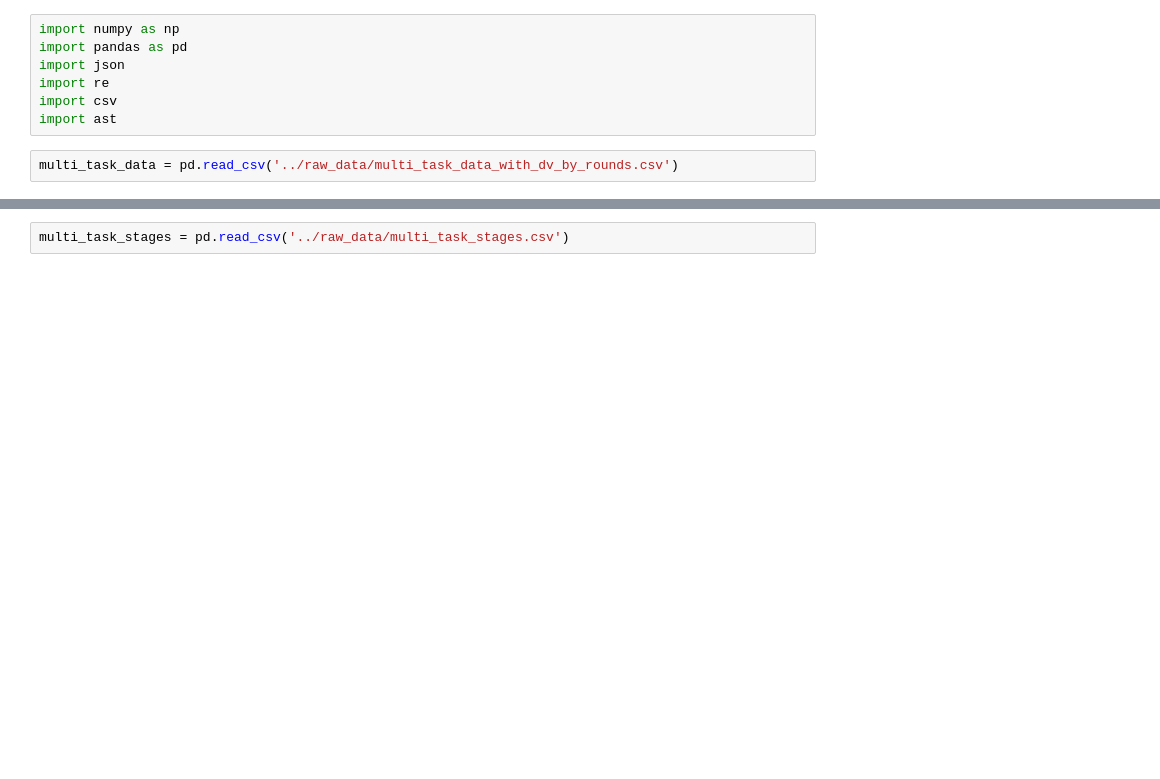
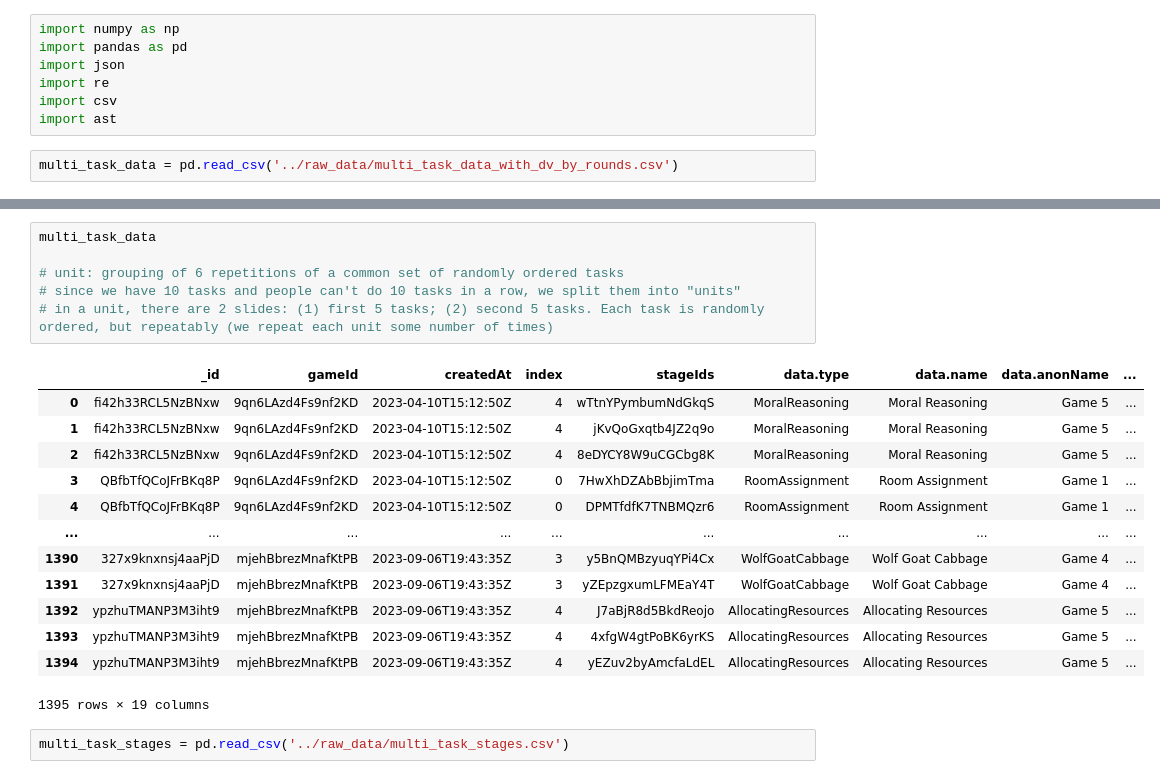
Before and after one commit to Watts-Lab/team_comm_tools, a Jupyter notebook: feature_engine/data/cleaning_scripts/multi_task_data_cleaning.ipynb, the cells around one changed output, grey strips where cells are left out. Saved outputs shown, nothing was run; the diff lists cells and outputs as text; blank space fills up the shorter version.

```diff
--- a/feature_engine/data/cleaning_scripts/multi_task_data_cleaning.ipynb
+++ b/feature_engine/data/cleaning_scripts/multi_task_data_cleaning.ipynb
@@ -83,2 +19,22 @@ game_id_lookup['9qn6LAzd4Fs9nf2KD']
+# %%
+multi_task_data
+
+# unit: grouping of 6 repetitions of a common set of randomly ordered tasks
+# since we have 10 tasks and people can't do 10 tasks in a row, we split them into "units"
+# in a unit, there are 2 slides: (1) first 5 tasks; (2) second 5 tasks. Each task is randomly ordered, but repeatably (we repeat each unit some number of times)
+# %% [output]
+|  | _id | gameId | createdAt | index | stageIds | data.type | data.name | data.anonName | ... |
+| 0 | fi42h33RCL5NzBNxw | 9qn6LAzd4Fs9nf2KD | 2023-04-10T15:12:50Z | 4 | wTtnYPymbumNdGkqS | MoralReasoning | Moral Reasoning | Game 5 | ... |
+| 1 | fi42h33RCL5NzBNxw | 9qn6LAzd4Fs9nf2KD | 2023-04-10T15:12:50Z | 4 | jKvQoGxqtb4JZ2q9o | MoralReasoning | Moral Reasoning | Game 5 | ... |
+| 2 | fi42h33RCL5NzBNxw | 9qn6LAzd4Fs9nf2KD | 2023-04-10T15:12:50Z | 4 | 8eDYCY8W9uCGCbg8K | MoralReasoning | Moral Reasoning | Game 5 | ... |
+| 3 | QBfbTfQCoJFrBKq8P | 9qn6LAzd4Fs9nf2KD | 2023-04-10T15:12:50Z | 0 | 7HwXhDZAbBbjimTma | RoomAssignment | Room Assignment | Game 1 | ... |
+| 4 | QBfbTfQCoJFrBKq8P | 9qn6LAzd4Fs9nf2KD | 2023-04-10T15:12:50Z | 0 | DPMTfdfK7TNBMQzr6 | RoomAssignment | Room Assignment | Game 1 | ... |
+| ... | ... | ... | ... | ... | ... | ... | ... | ... | ... |
+| 1390 | 327x9knxnsj4aaPjD | mjehBbrezMnafKtPB | 2023-09-06T19:43:35Z | 3 | y5BnQMBzyuqYPi4Cx | WolfGoatCabbage | Wolf Goat Cabbage | Game 4 | ... |
+| 1391 | 327x9knxnsj4aaPjD | mjehBbrezMnafKtPB | 2023-09-06T19:43:35Z | 3 | yZEpzgxumLFMEaY4T | WolfGoatCabbage | Wolf Goat Cabbage | Game 4 | ... |
+| 1392 | ypzhuTMANP3M3iht9 | mjehBbrezMnafKtPB | 2023-09-06T19:43:35Z | 4 | J7aBjR8d5BkdReojo | AllocatingResources | Allocating Resources | Game 5 | ... |
+| 1393 | ypzhuTMANP3M3iht9 | mjehBbrezMnafKtPB | 2023-09-06T19:43:35Z | 4 | 4xfgW4gtPoBK6yrKS | AllocatingResources | Allocating Resources | Game 5 | ... |
+| 1394 | ypzhuTMANP3M3iht9 | mjehBbrezMnafKtPB | 2023-09-06T19:43:35Z | 4 | yEZuv2byAmcfaLdEL | AllocatingResources | Allocating Resources | Game 5 | ... |
+1395 rows × 19 columns
 # %%
 multi_task_stages = pd.read_csv('../raw_data/multi_task_stages.csv')
```
Also changed, not shown: parts of 22 cells of this notebook, 6 other files.
